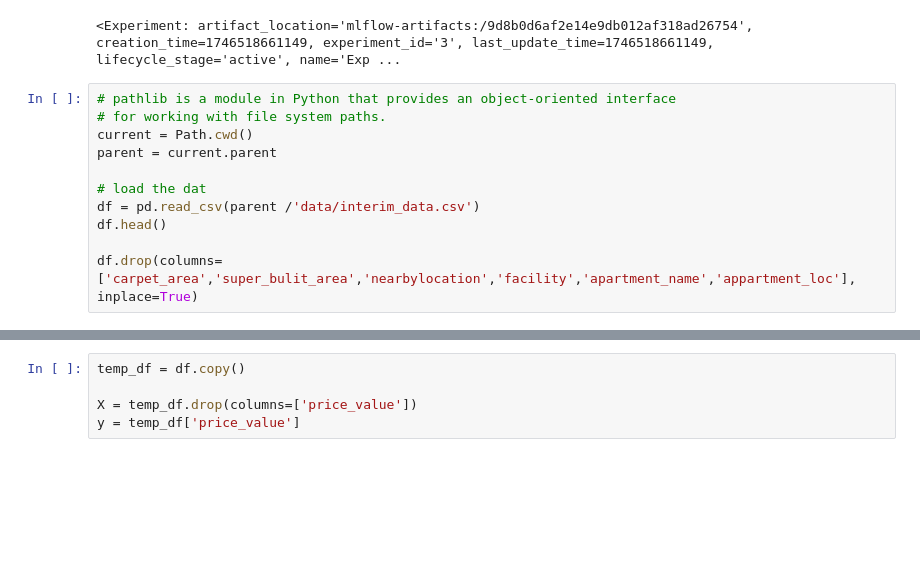
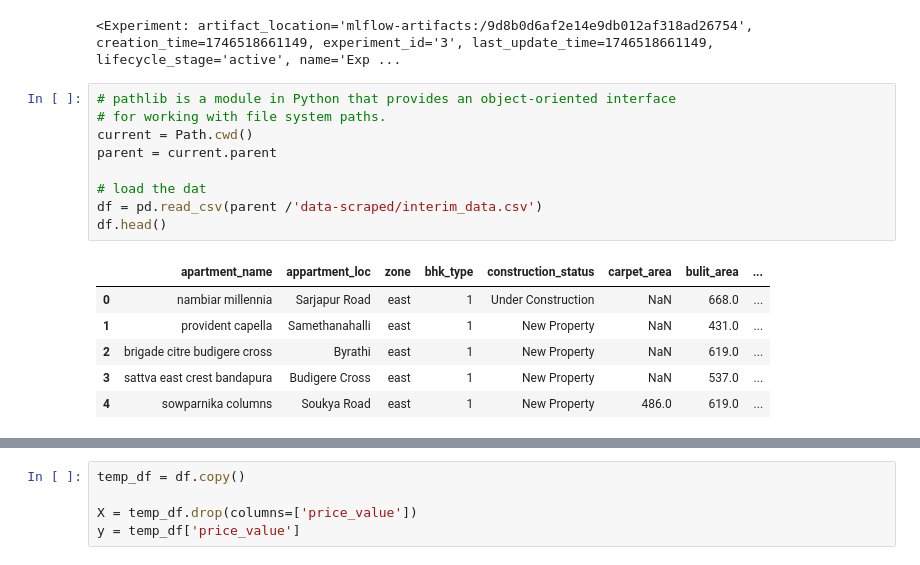
Before and after one commit to AMR-ITH/BLRApartmentAnalyzer, a Jupyter notebook: notebooks/Exp2_model_selection.ipynb, the cells around one changed output, grey strips where cells are left out. Saved outputs shown, nothing was run; the diff lists cells and outputs as text; blank space fills up the shorter version.

```diff
--- a/notebooks/Exp2_model_selection.ipynb
+++ b/notebooks/Exp2_model_selection.ipynb
@@ -27,11 +27,16 @@ Repository AMR-ITH/RealEstateInsights initialized!
 # %%
 # pathlib is a module in Python that provides an object-oriented interface
 # for working with file system paths.
 current = Path.cwd()
 parent = current.parent
 
 # load the dat
-df = pd.read_csv(parent /'data/interim_data.csv')
+df = pd.read_csv(parent /'data-scraped/interim_data.csv')
 df.head()
-
-df.drop(columns=['carpet_area','super_bulit_area','nearbylocation','facility','apartment_name','appartment_loc'], inplace=True)
+# %% [output]
+|  | apartment_name | appartment_loc | zone | bhk_type | construction_status | carpet_area | bulit_area | ... |
+| 0 | nambiar millennia | Sarjapur Road | east | 1 | Under Construction | NaN | 668.0 | ... |
+| 1 | provident capella | Samethanahalli | east | 1 | New Property | NaN | 431.0 | ... |
+| 2 | brigade citre budigere cross | Byrathi | east | 1 | New Property | NaN | 619.0 | ... |
+| 3 | sattva east crest bandapura | Budigere Cross | east | 1 | New Property | NaN | 537.0 | ... |
+| 4 | sowparnika columns | Soukya Road | east | 1 | New Property | 486.0 | 619.0 | ... |
```
Also changed, not shown: parts of 8 cells of this notebook, 59 other files.
